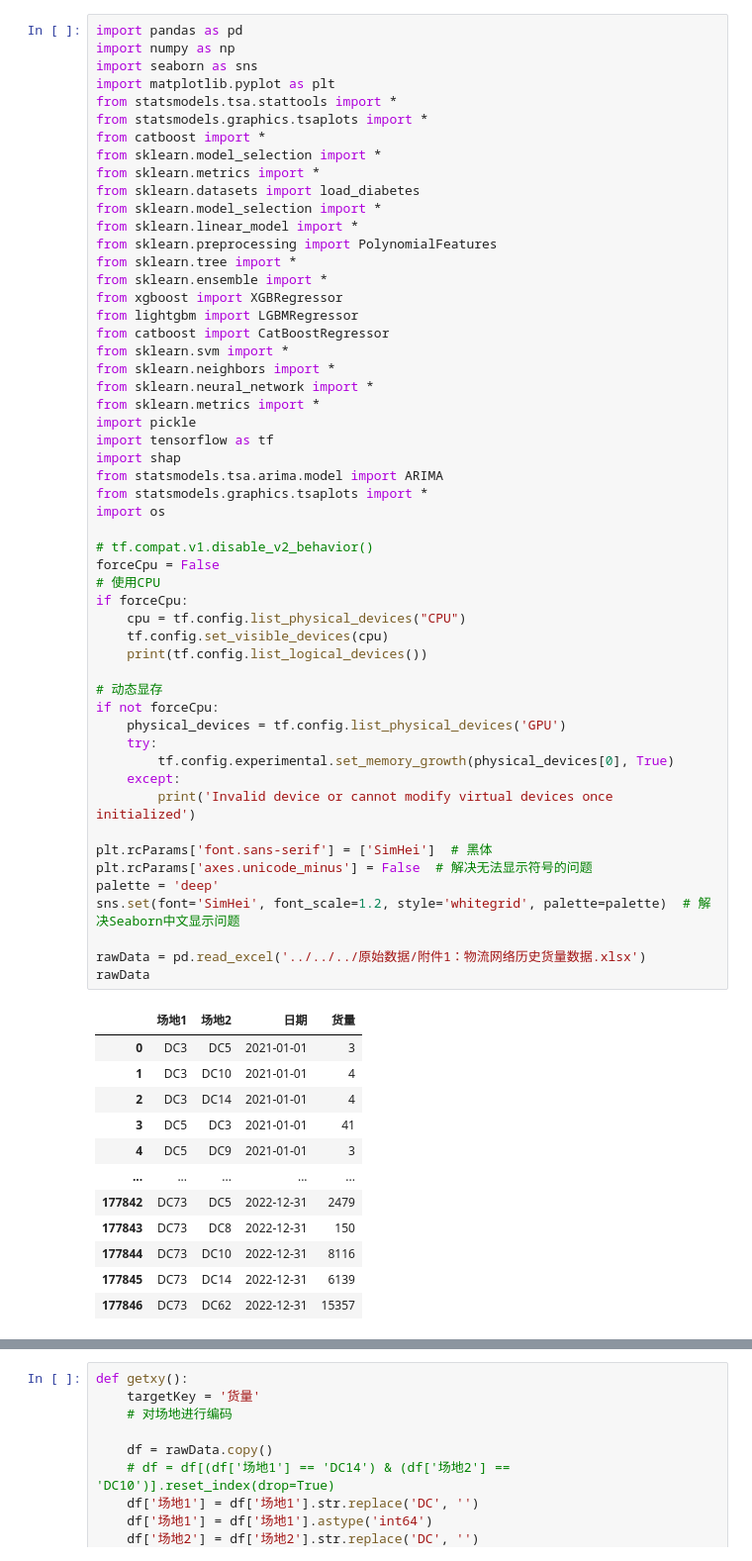
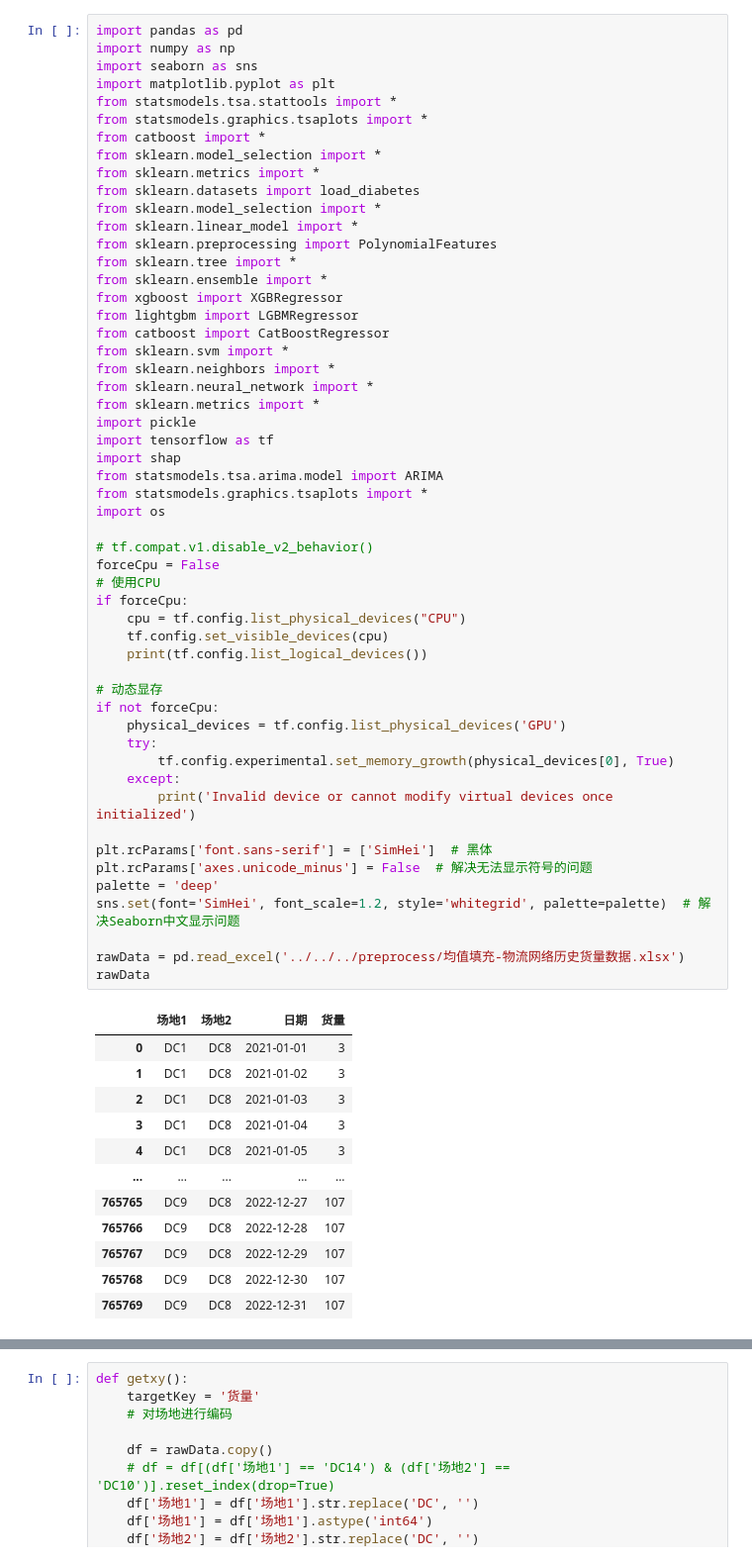
Before and after one commit to james-curtis/2023MathorCup-C, a Jupyter notebook: T1/算法评估/LSTM/LTSM填充空缺值.ipynb, the cells around one changed output, grey strips where cells are left out. Shown: that part at 99% size. Drawn from its saved outputs; the diff is of its cells as text.

Commit message:
chore: 均值填充-物流网络历史货量数据.xlsx

```diff
--- a/T1/算法评估/LSTM/LTSM填充空缺值.ipynb
+++ b/T1/算法评估/LSTM/LTSM填充空缺值.ipynb
@@ -25,42 +25,42 @@ import pickle
 import tensorflow as tf
 import shap
 from statsmodels.tsa.arima.model import ARIMA
 from statsmodels.graphics.tsaplots import *
 import os
 
 # tf.compat.v1.disable_v2_behavior()
 forceCpu = False
 # 使用CPU
 if forceCpu:
     cpu = tf.config.list_physical_devices("CPU")
     tf.config.set_visible_devices(cpu)
     print(tf.config.list_logical_devices())
 
 # 动态显存
 if not forceCpu:
     physical_devices = tf.config.list_physical_devices('GPU')
     try:
         tf.config.experimental.set_memory_growth(physical_devices[0], True)
     except:
         print('Invalid device or cannot modify virtual devices once initialized')
 
 plt.rcParams['font.sans-serif'] = ['SimHei']  # 黑体
 plt.rcParams['axes.unicode_minus'] = False  # 解决无法显示符号的问题
 palette = 'deep'
 sns.set(font='SimHei', font_scale=1.2, style='whitegrid', palette=palette)  # 解决Seaborn中文显示问题
 
-rawData = pd.read_excel('../../../原始数据/附件1：物流网络历史货量数据.xlsx')
+rawData = pd.read_excel('../../../preprocess/均值填充-物流网络历史货量数据.xlsx')
 rawData
 # %% [output]
 |  | 场地1 | 场地2 | 日期 | 货量 |
-| 0 | DC3 | DC5 | 2021-01-01 | 3 |
-| 1 | DC3 | DC10 | 2021-01-01 | 4 |
-| 2 | DC3 | DC14 | 2021-01-01 | 4 |
-| 3 | DC5 | DC3 | 2021-01-01 | 41 |
-| 4 | DC5 | DC9 | 2021-01-01 | 3 |
+| 0 | DC1 | DC8 | 2021-01-01 | 3 |
+| 1 | DC1 | DC8 | 2021-01-02 | 3 |
+| 2 | DC1 | DC8 | 2021-01-03 | 3 |
+| 3 | DC1 | DC8 | 2021-01-04 | 3 |
+| 4 | DC1 | DC8 | 2021-01-05 | 3 |
 | ... | ... | ... | ... | ... |
-| 177842 | DC73 | DC5 | 2022-12-31 | 2479 |
-| 177843 | DC73 | DC8 | 2022-12-31 | 150 |
-| 177844 | DC73 | DC10 | 2022-12-31 | 8116 |
-| 177845 | DC73 | DC14 | 2022-12-31 | 6139 |
-| 177846 | DC73 | DC62 | 2022-12-31 | 15357 |
+| 765765 | DC9 | DC8 | 2022-12-27 | 107 |
+| 765766 | DC9 | DC8 | 2022-12-28 | 107 |
+| 765767 | DC9 | DC8 | 2022-12-29 | 107 |
+| 765768 | DC9 | DC8 | 2022-12-30 | 107 |
+| 765769 | DC9 | DC8 | 2022-12-31 | 107 |
```
Also changed, not shown: parts of 2 cells of this notebook, 2 other files.
